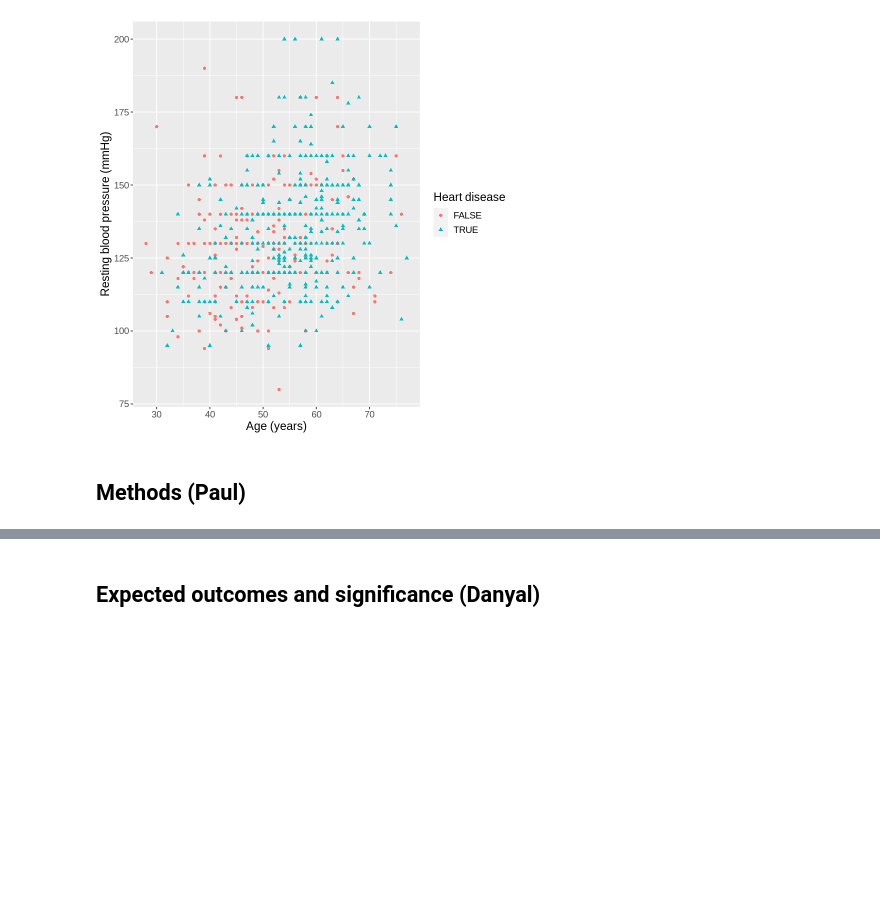
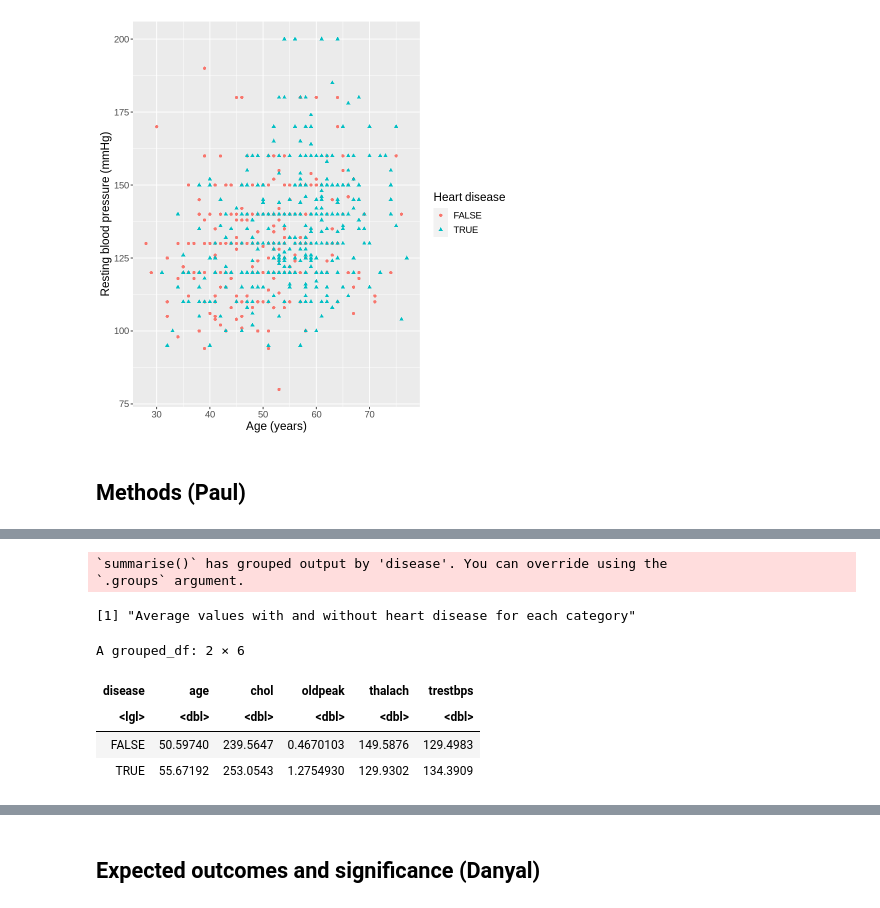
Before and after one commit to HUCKLEandtheSTALKER/DSCI100-jupyter-worksheets, a Jupyter notebook: project-proposal.ipynb, the cells around one changed output, grey strips where cells are left out. Saved outputs shown, nothing was run; the diff lists cells and outputs as text; code cells hidden in the pictures; blank space fills up the shorter version.

```diff
--- a/project-proposal.ipynb
+++ b/project-proposal.ipynb
@@ -93,7 +93,7 @@ A tibble: 920 × 15
 | 62 | male | 2 | 120 | 254 | FALSE | 2 | 93 | TRUE | 0 | NA | NA | ... |
 # %%
 # Training/testing split
-heart_split <- initial_split(heart_disease, prop = 0.75, strata = disease)
+heart_split <- initial_split(heart_disease, prop = 0.75, strata = disease, location)
 heart_training <- training(heart_split)
 heart_testing <- testing(heart_split)
 # %%
@@ -148,0 +156,21 @@ Warning message:
+# %%
+# Select only columns with numeric data and calculate the mean of values in each column of patients with heart disease,
+# and the mean of values in each column of patients without heart disease
+mean_diff <- heart_training |>
+    select(age, trestbps, chol, thalach, oldpeak, disease) |>
+    pivot_longer(cols = age:oldpeak, names_to = "category", values_to = "value") |>
+    filter(!is.na(value)) |>
+    group_by(disease, category) |>
+    summarize(avg = mean(value)) |>
+    pivot_wider(names_from = category, values_from = avg)
+print("Average values with and without heart disease for each category")
+mean_diff
+# %% [output]
+`summarise()` has grouped output by 'disease'. You can override using the
+`.groups` argument.
+[1] "Average values with and without heart disease for each category"
+A grouped_df: 2 × 6
+| disease | age | chol | oldpeak | thalach | trestbps |
+| <lgl> | <dbl> | <dbl> | <dbl> | <dbl> | <dbl> |
+| FALSE | 50.59740 | 239.5647 | 0.4670103 | 149.5876 | 129.4983 |
+| TRUE | 55.67192 | 253.0543 | 1.2754930 | 129.9302 | 134.3909 |
```
Also changed, not shown: parts of 2 cells of this notebook.
